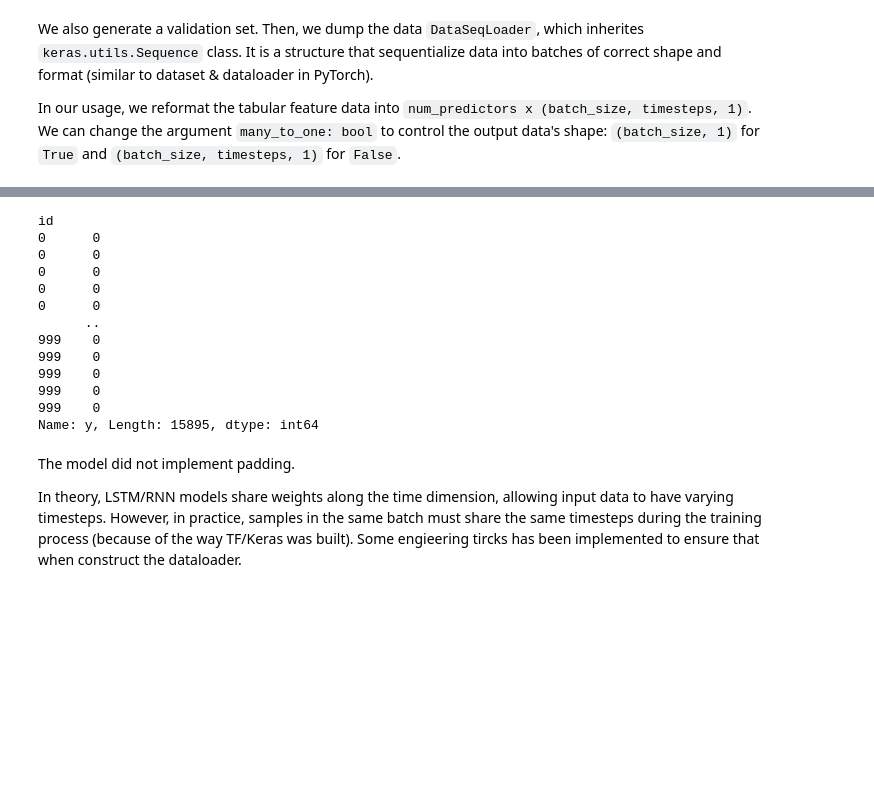
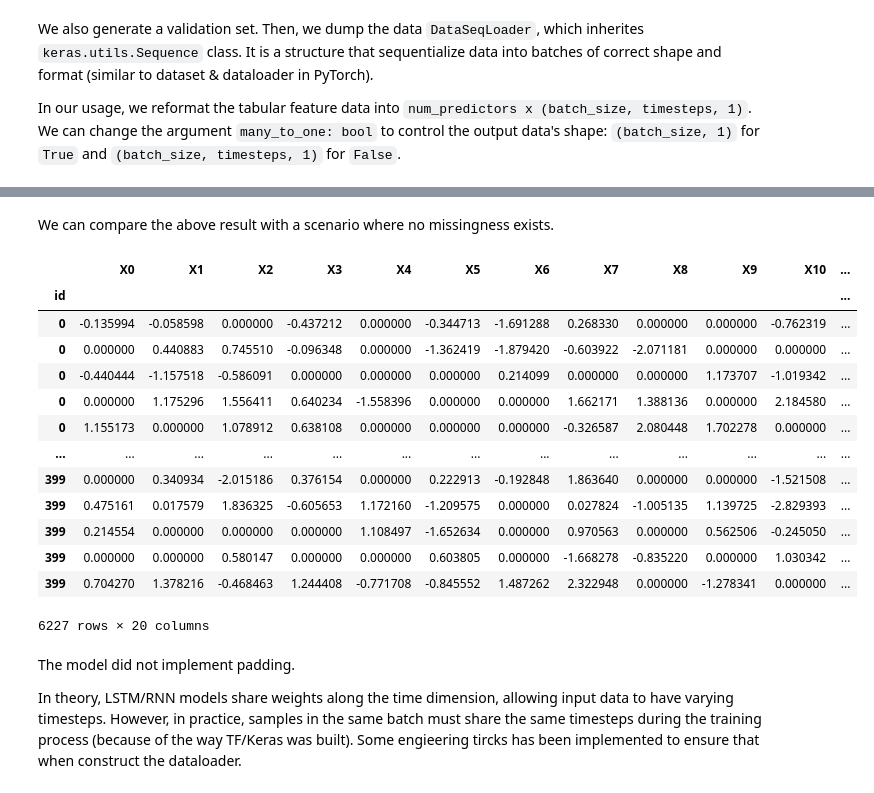
Before and after one commit to scotsun/embedding-missingdata, a Jupyter notebook: vignettes.ipynb, the cells around one changed output, grey strips where cells are left out. Drawn from its saved outputs; the diff is of its cells as text; code cells hidden in the pictures; blank space fills up the shorter version.

```diff
--- a/vignettes.ipynb
+++ b/vignettes.ipynb
@@ -73,19 +73,32 @@ dl1._rawX
-# %%
-dl1._rawy
-# %% [output]
-id
-0      0
-0      0
-0      0
-0      0
-0      0
-      ..
-999    0
-999    0
-999    0
-999    0
-999    0
-Name: y, Length: 15895, dtype: int64
+# %% [markdown]
+We can compare the above result with a scenario where no missingness exists.
+# %%
+df_no_miss = data_gen(n=400, p=20, max_t=30)
+df_no_miss = df_no_miss.fillna(0)
+dl_no_miss = DataSeqLoader(
+    X=df_no_miss.drop(["id", "y"], axis=1),
+    y=df_no_miss["y"],
+    ids=df_no_miss["id"],
+    max_t=30,
+    batch_size=8,
+    many_to_one=True,
+)
+dl_no_miss._rawX
+# %% [output]
+|  | X0 | X1 | X2 | X3 | X4 | X5 | X6 | X7 | X8 | X9 | X10 | ... |
+| id |  |  |  |  |  |  |  |  |  |  |  | ... |
+| 0 | -0.135994 | -0.058598 | 0.000000 | -0.437212 | 0.000000 | -0.344713 | -1.691288 | 0.268330 | 0.000000 | 0.000000 | -0.762319 | ... |
+| 0 | 0.000000 | 0.440883 | 0.745510 | -0.096348 | 0.000000 | -1.362419 | -1.879420 | -0.603922 | -2.071181 | 0.000000 | 0.000000 | ... |
+| 0 | -0.440444 | -1.157518 | -0.586091 | 0.000000 | 0.000000 | 0.000000 | 0.214099 | 0.000000 | 0.000000 | 1.173707 | -1.019342 | ... |
+| 0 | 0.000000 | 1.175296 | 1.556411 | 0.640234 | -1.558396 | 0.000000 | 0.000000 | 1.662171 | 1.388136 | 0.000000 | 2.184580 | ... |
+| 0 | 1.155173 | 0.000000 | 1.078912 | 0.638108 | 0.000000 | 0.000000 | 0.000000 | -0.326587 | 2.080448 | 1.702278 | 0.000000 | ... |
+| ... | ... | ... | ... | ... | ... | ... | ... | ... | ... | ... | ... | ... |
+| 399 | 0.000000 | 0.340934 | -2.015186 | 0.376154 | 0.000000 | 0.222913 | -0.192848 | 1.863640 | 0.000000 | 0.000000 | -1.521508 | ... |
+| 399 | 0.475161 | 0.017579 | 1.836325 | -0.605653 | 1.172160 | -1.209575 | 0.000000 | 0.027824 | -1.005135 | 1.139725 | -2.829393 | ... |
+| 399 | 0.214554 | 0.000000 | 0.000000 | 0.000000 | 1.108497 | -1.652634 | 0.000000 | 0.970563 | 0.000000 | 0.562506 | -0.245050 | ... |
+| 399 | 0.000000 | 0.000000 | 0.580147 | 0.000000 | 0.000000 | 0.603805 | 0.000000 | -1.668278 | -0.835220 | 0.000000 | 1.030342 | ... |
+| 399 | 0.704270 | 1.378216 | -0.468463 | 1.244408 | -0.771708 | -0.845552 | 1.487262 | 2.322948 | 0.000000 | -1.278341 | 0.000000 | ... |
+6227 rows × 20 columns
 # %% [markdown]
 The model did not implement padding.
 
```
Also changed, not shown: parts of 3 cells of this notebook, 1 other file.
